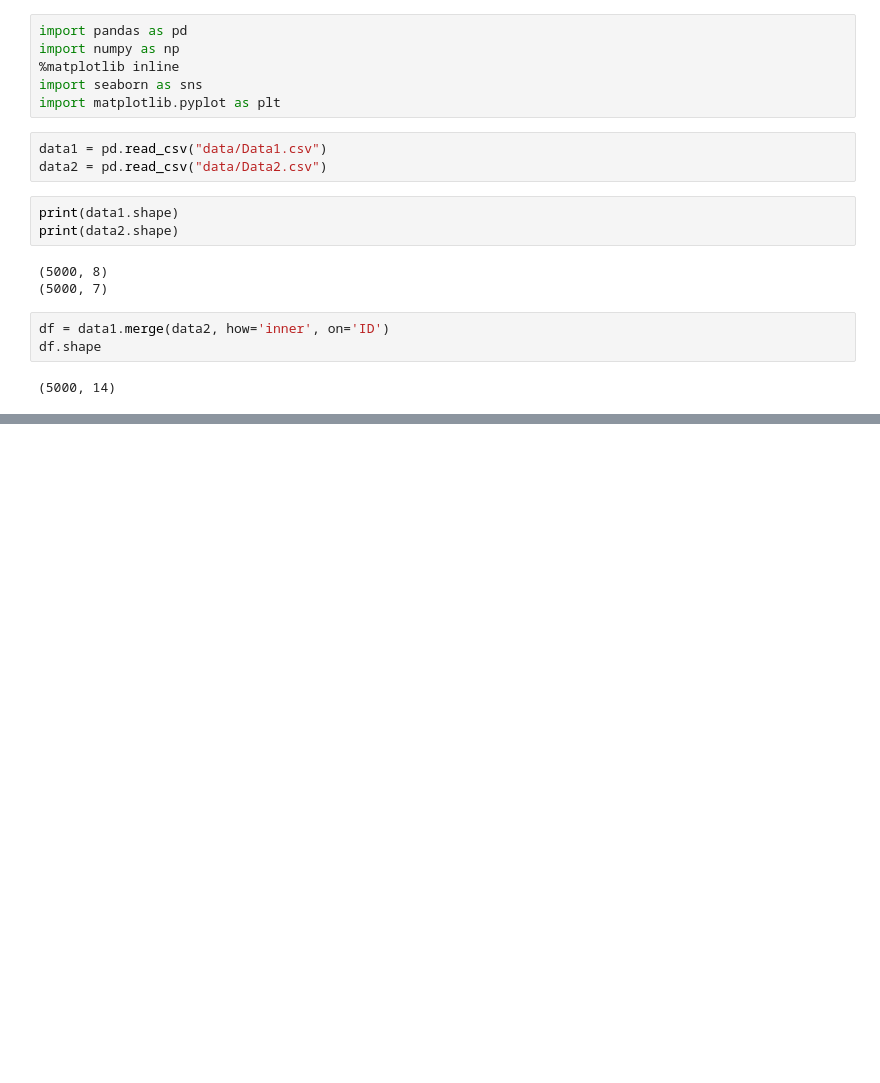
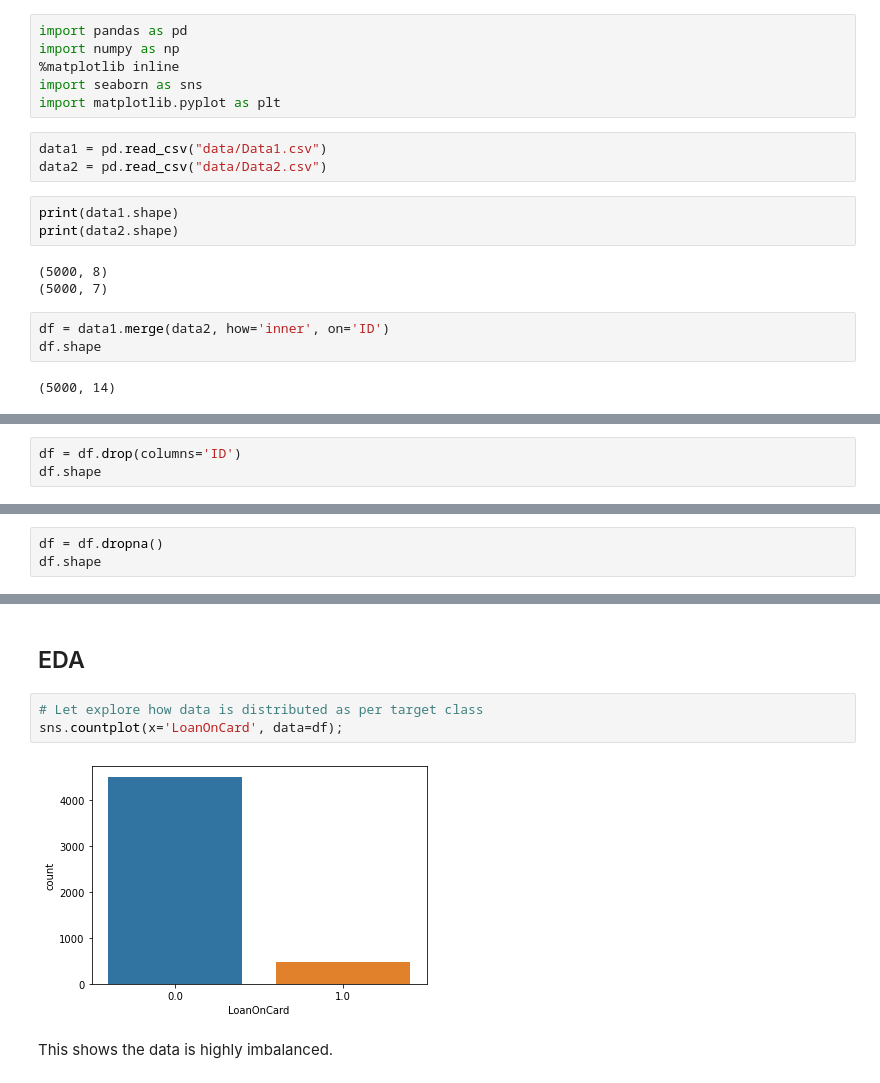
Before and after one commit to JammalAdeyemi/DataScience_Project, a Jupyter notebook: Classification/Digital Transformation[Banking]/Digital Transformation[Banking Sector].ipynb, the cells around one changed output, grey strips where cells are left out. Drawn from its saved outputs; the diff is of its cells as text; blank space fills up the shorter version.

```diff
--- a/Classification/Digital Transformation[Banking]/Digital Transformation[Banking Sector].ipynb
+++ b/Classification/Digital Transformation[Banking]/Digital Transformation[Banking Sector].ipynb
@@ -52,0 +96,3 @@ df.shape
+# %%
+df = df.drop(columns='ID')
+df.shape
@@ -52,0 +118,3 @@ df.shape
+# %%
+df = df.dropna()
+df.shape
@@ -52,0 +140,9 @@ df.shape
+# %% [markdown]
+## EDA
+# %%
+# Let explore how data is distributed as per target class
+sns.countplot(x='LoanOnCard', data=df);
+# %% [output]
+[figure, added]
+# %% [markdown]
+This shows the data is highly imbalanced.
```
Also changed, not shown: parts of 20 cells of this notebook.
